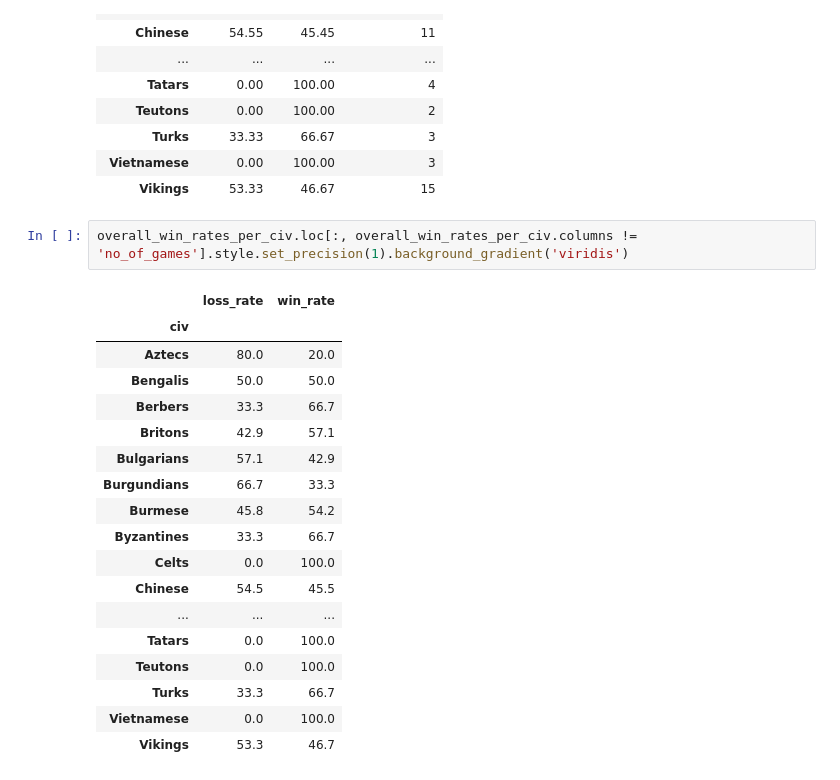
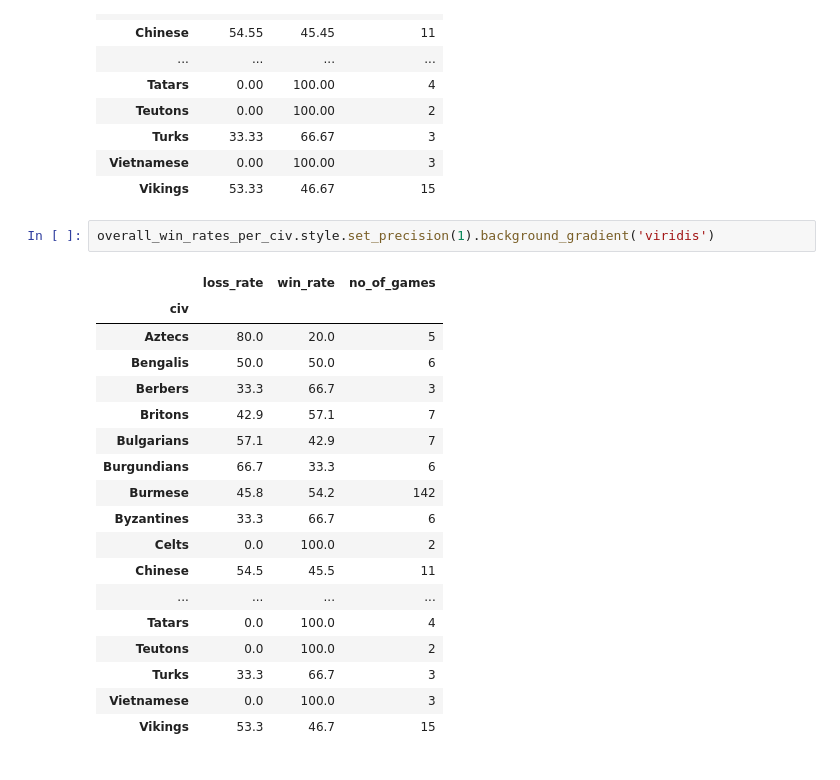
Before and after one commit to kkardousk/aoe, a Jupyter notebook: aoe2_games_replay_analysis.ipynb, the cells around one changed output. Drawn from its saved outputs; the diff is of its cells as text.

Commit message:
adding overall win rates per civ gradient background

```diff
--- a/aoe2_games_replay_analysis.ipynb
+++ b/aoe2_games_replay_analysis.ipynb
@@ -198,23 +198,23 @@ overall_win_rates_per_civ
 | Vietnamese | 0.00 | 100.00 | 3 |
 | Vikings | 53.33 | 46.67 | 15 |
 # %%
-overall_win_rates_per_civ.loc[:, overall_win_rates_per_civ.columns != 'no_of_games'].style.set_precision(1).background_gradient('viridis')
+overall_win_rates_per_civ.style.set_precision(1).background_gradient('viridis')
 # %% [output]
-|  | loss_rate | win_rate |
-| civ |  |  |
-| Aztecs | 80.0 | 20.0 |
-| Bengalis | 50.0 | 50.0 |
-| Berbers | 33.3 | 66.7 |
-| Britons | 42.9 | 57.1 |
-| Bulgarians | 57.1 | 42.9 |
-| Burgundians | 66.7 | 33.3 |
-| Burmese | 45.8 | 54.2 |
-| Byzantines | 33.3 | 66.7 |
-| Celts | 0.0 | 100.0 |
-| Chinese | 54.5 | 45.5 |
-| ... | ... | ... |
-| Tatars | 0.0 | 100.0 |
-| Teutons | 0.0 | 100.0 |
-| Turks | 33.3 | 66.7 |
-| Vietnamese | 0.0 | 100.0 |
-| Vikings | 53.3 | 46.7 |
+|  | loss_rate | win_rate | no_of_games |
+| civ |  |  |  |
+| Aztecs | 80.0 | 20.0 | 5 |
+| Bengalis | 50.0 | 50.0 | 6 |
+| Berbers | 33.3 | 66.7 | 3 |
+| Britons | 42.9 | 57.1 | 7 |
+| Bulgarians | 57.1 | 42.9 | 7 |
+| Burgundians | 66.7 | 33.3 | 6 |
+| Burmese | 45.8 | 54.2 | 142 |
+| Byzantines | 33.3 | 66.7 | 6 |
+| Celts | 0.0 | 100.0 | 2 |
+| Chinese | 54.5 | 45.5 | 11 |
+| ... | ... | ... | ... |
+| Tatars | 0.0 | 100.0 | 4 |
+| Teutons | 0.0 | 100.0 | 2 |
+| Turks | 33.3 | 66.7 | 3 |
+| Vietnamese | 0.0 | 100.0 | 3 |
+| Vikings | 53.3 | 46.7 | 15 |
```
